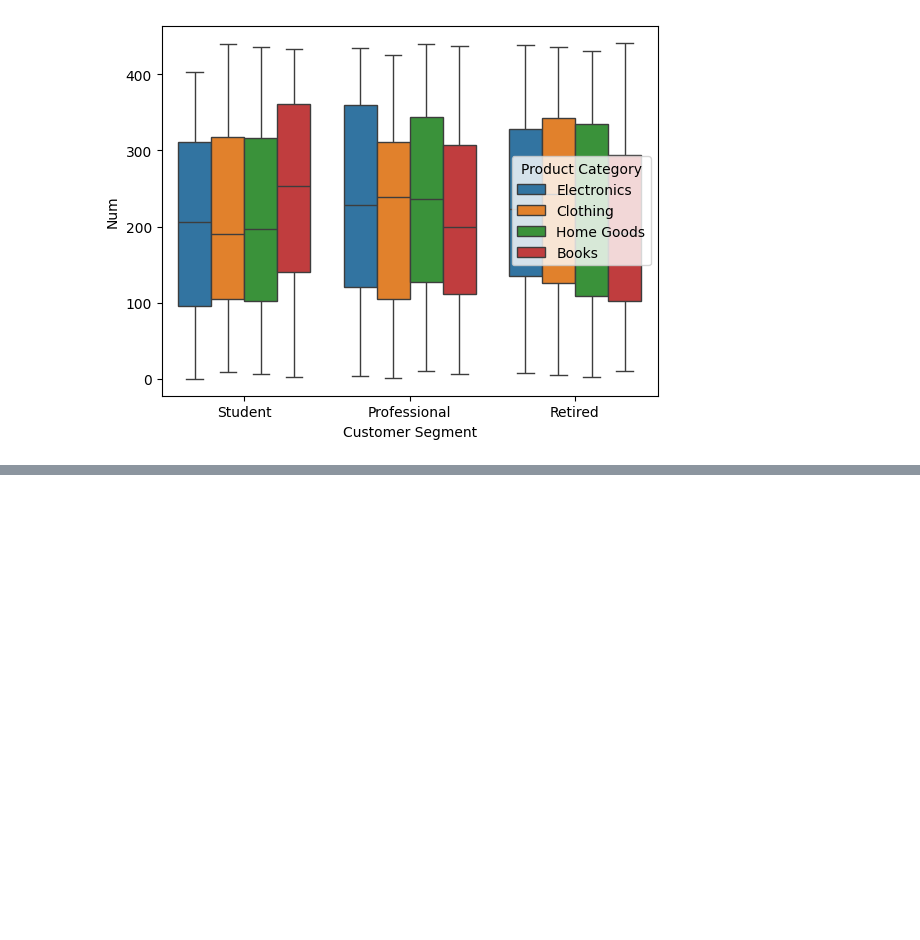
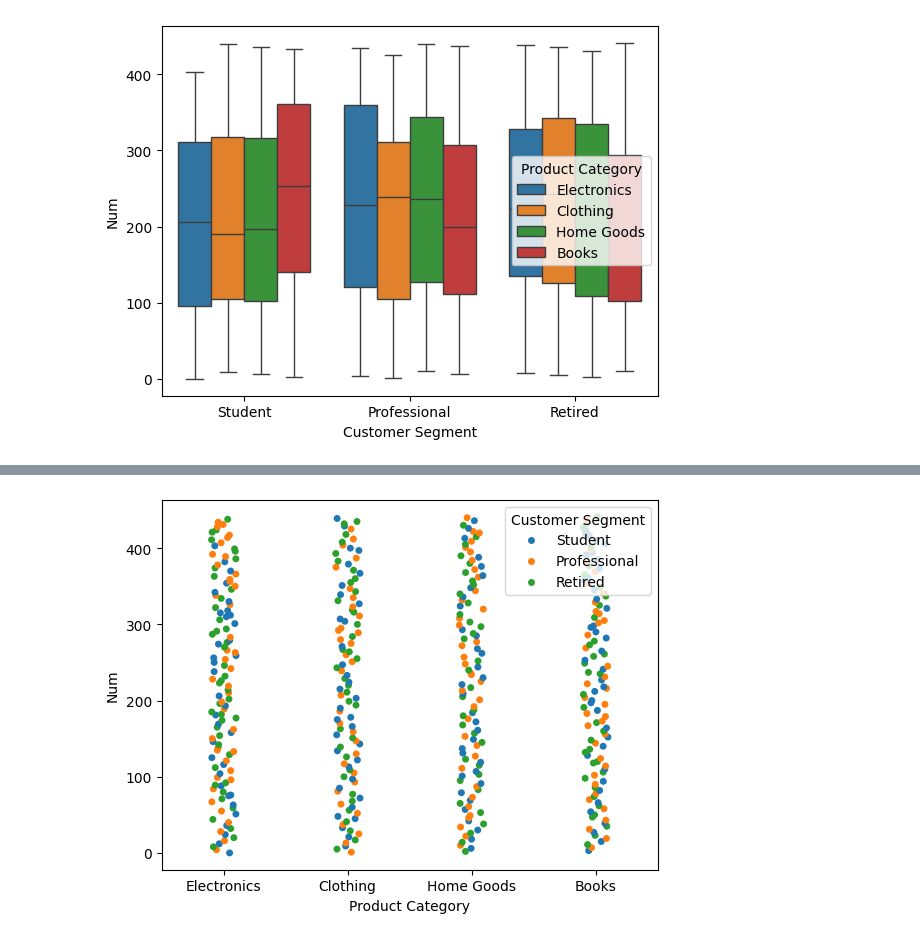
Before and after one commit to rasiq-gulzar/echomind.m.listen, a Jupyter notebook: seaborn_frist.ipynb, the cells around one changed output, grey strips where cells are left out. Saved outputs shown, nothing was run; the diff lists cells and outputs as text; code cells hidden in the pictures; blank space fills up the shorter version.

```diff
--- a/seaborn_frist.ipynb
+++ b/seaborn_frist.ipynb
@@ -132,0 +165,5 @@ plt.show()
+# %%
+sns.stripplot(x='Product Category', y='Num',hue='Customer Segment',data=df4)
+plt.show()
+# %% [output]
+[figure, added]
```
Also changed, not shown: parts of 12 cells of this notebook.
